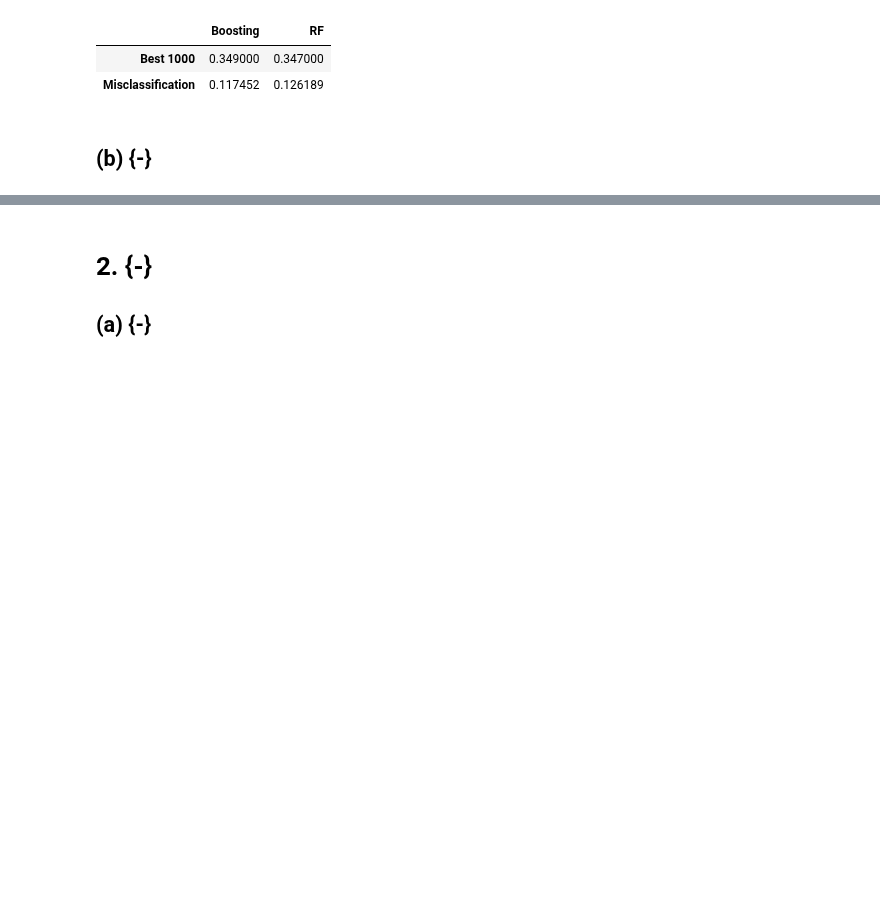
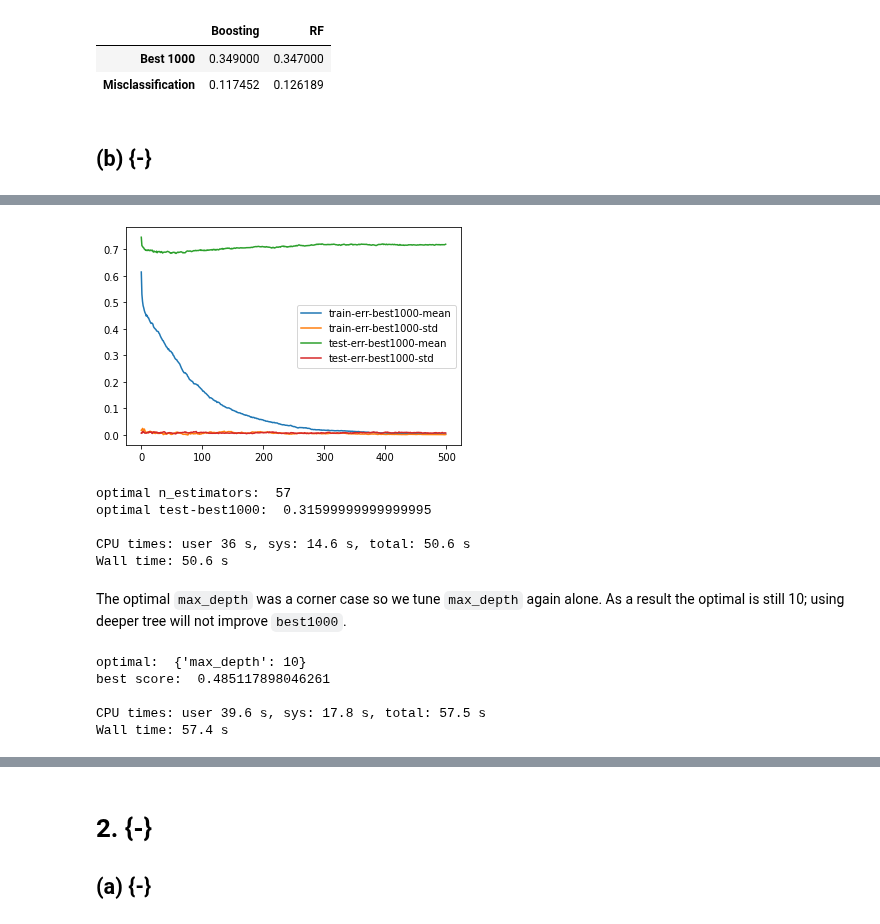
Before and after one commit to beginnerSC/mscf_hw_spring, a Jupyter notebook: ML II/2/Homework #2.ipynb, the cells around one changed output, grey strips where cells are left out. Drawn from its saved outputs; the diff is of its cells as text; code cells hidden in the pictures; blank space fills up the shorter version.

````diff
--- a/ML II/2/Homework #2.ipynb
+++ b/ML II/2/Homework #2.ipynb
@@ -112,0 +188,40 @@ DataFrame(res, index=['Best 1000', 'Misclassification'])
+# %%
+%%time
+param1.update(grid_search.cv_results_['params'][idx])
+
+cvres = xgb.cv(param1, train_dm, 500, feval=errBest1000)
+cvres.plot()
+plt.show()
+print('optimal n_estimators: ', cvres['test-err-best1000-mean'].argmin())
+print('optimal test-best1000: ', 1-cvres['test-err-best1000-mean'].min())
+print()
+# %% [output]
+[figure, added]
+optimal n_estimators:  57
+optimal test-best1000:  0.31599999999999995
+
+CPU times: user 36 s, sys: 14.6 s, total: 50.6 s
+Wall time: 50.6 s
+# %% [markdown]
+The optimal ```max_depth``` was a corner case so we tune ```max_depth``` again alone. As a result the optimal is still 10; using deeper tree will not improve ```best1000```.
+# %%
+%%time
+
+param_grid1 = {
+    'max_depth': [8, 10, 12, 14],
+}
+
+grid_search = GridSearchCV(estimator=XGBClassifier(n_estimators=57, **param1),
+                           param_grid=param_grid1,
+                           scoring=ppv_score, cv=5).fit(X_train, y_train)
+
+idx = grid_search.cv_results_['rank_test_score'].argmin()
+print('optimal: ', grid_search.cv_results_['params'][idx])
+print('best score: ', grid_search.cv_results_['mean_test_score'][idx])
+print()
+# %% [output]
+optimal:  {'max_depth': 10}
+best score:  0.485117898046261
+
+CPU times: user 39.6 s, sys: 17.8 s, total: 57.5 s
+Wall time: 57.4 s
````
Also changed, not shown: parts of 15 cells of this notebook, 1 other file.
